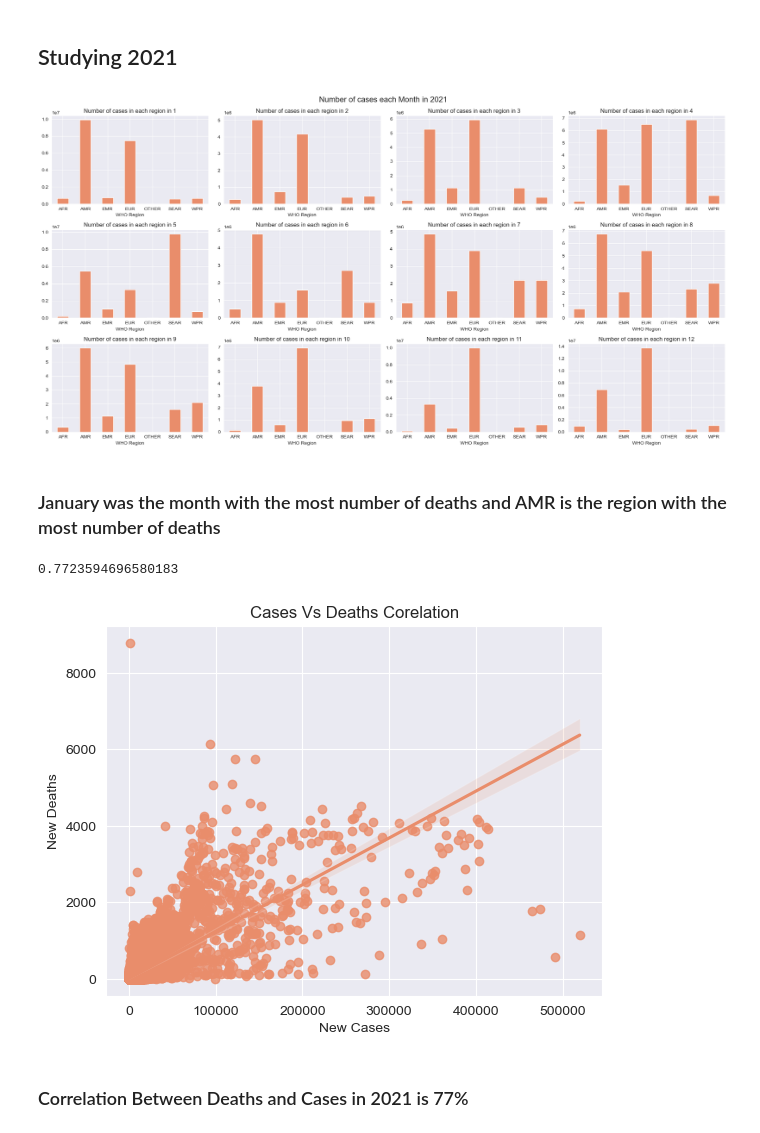
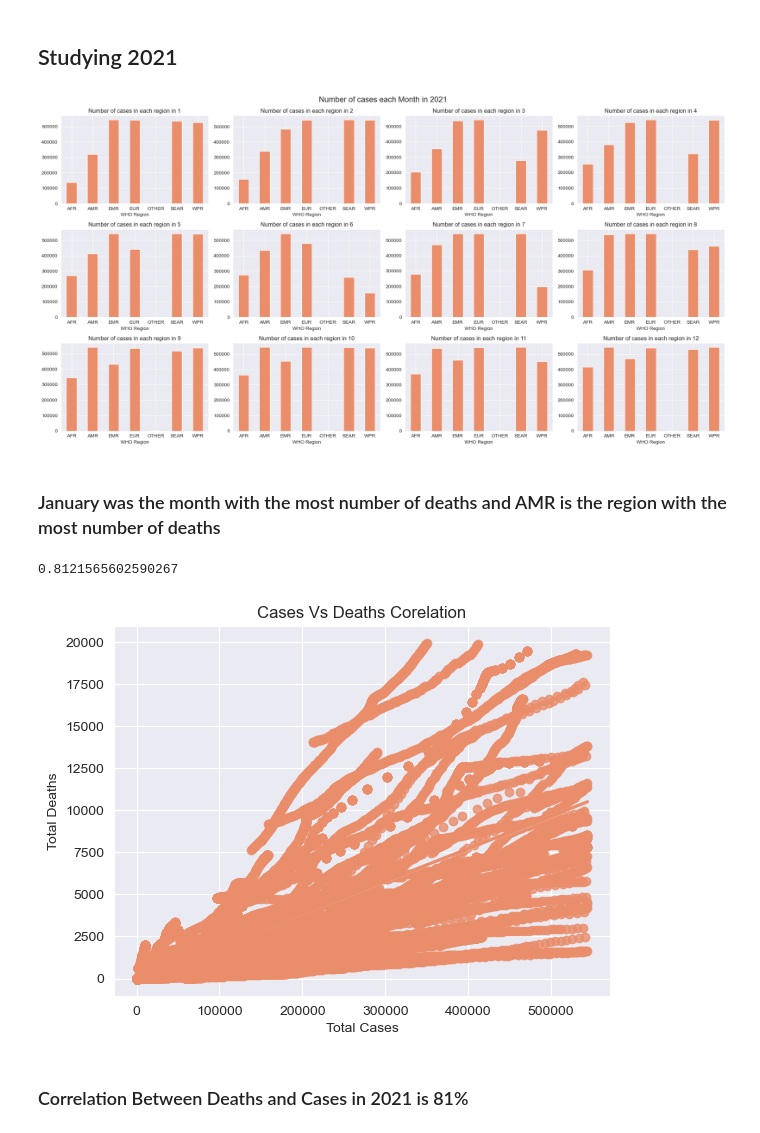
Before and after one commit to Ahmed-level0/COVID19, a Jupyter notebook: analysis.ipynb, the cells around one changed output. Cells and saved outputs as stored; diff of their text form; code cells hidden in the pictures.

```diff
--- a/analysis.ipynb
+++ b/analysis.ipynb
@@ -126,3 +102,10 @@ dtype: int64
 # %%
 covid = covid[(covid['New_deaths'] >= 0)]
 covid = covid[(covid['New_cases'] >= 0)]
+# %%
+q1_deaths = covid['Cumulative_deaths'].quantile(0.25)
+q3_deaths = covid['Cumulative_deaths'].quantile(0.75)
+iqr = q3_deaths - q1_deaths
+upper_limit_deaths = q3_deaths + 1.5 * iqr
+lower_limit_deaths = q1_deaths - 1.5 * iqr
+covid = covid[(covid['Cumulative_deaths'] < upper_limit_deaths) & (covid['Cumulative_deaths'] > lower_limit_deaths)]
@@ -128,0 +120,7 @@ covid = covid[(covid['New_cases'] >= 0)]
+# %%
+q1_cases = covid['Cumulative_cases'].quantile(0.25)
+q3_cases = covid['Cumulative_cases'].quantile(0.75)
+iqr = q3_cases - q1_cases
+upper_limit_cases = q3_cases + 1.5 * iqr
+lower_limit_cases = q1_cases - 1.5 * iqr
+covid = covid[(covid['Cumulative_cases'] < upper_limit_cases) & (covid['Cumulative_cases'] > lower_limit_cases)]
@@ -255,7 +261,7 @@ year2021['month'] = year2021['Date_reported'].dt.month
 fig, axs = plt.subplots(nrows=3, ncols=4, figsize=(20, 10))
 axs = axs.flatten()
 for y, c in enumerate(year2021['month'].unique()):
-    year2021[year2021['month'] == c].groupby('WHO_region')['New_cases'].sum().plot(kind='bar', ax=axs[y])
+    year2021[year2021['month'] == c].groupby('WHO_region')['Cumulative_cases'].max().plot(kind='bar', ax=axs[y])
     axs[y].set_xticklabels(axs[y].get_xticklabels(), rotation=0)
     axs[y].set_xlabel('WHO Region')
     axs[y].set_title(f'Number of cases in each region in {c}')
@@ -264,21 +270,21 @@ plt.tight_layout()
 plt.suptitle('Number of cases each Month in 2021', x=0.5, y=1.02, fontsize=16)
 plt.show()
 # %% [output]
-[figure, old version]
+[figure, new version]
 # %% [markdown]
 <h3>January was the month with the most number of deaths and AMR is the region with the most number of deaths</h3>
 # %%
-year2021['New_cases'].corr(year2021['New_deaths'])
+year2021['Cumulative_cases'].corr(year2021['Cumulative_deaths'])
 # %% [output]
-0.7723594696580183
+0.8121565602590267
 # %%
-sns.regplot(data= year2021, x= 'New_cases', y= 'New_deaths')
-plt.xlabel('New Cases')
-plt.ylabel('New Deaths')
+sns.regplot(data= year2021, x= 'Cumulative_cases', y= 'Cumulative_deaths')
+plt.xlabel('Total Cases')
+plt.ylabel('Total Deaths')
 plt.title("Cases Vs Deaths Corelation")
 plt.show()
 # %% [output]
-[figure, old version]
+[figure, new version]
 # %% [markdown]
-<h3>Correlation Between Deaths and Cases in 2021 is 77%</h3>
+<h3>Correlation Between Deaths and Cases in 2021 is 81%</h3>
 # %%
```
Also changed, not shown: parts of 23 cells of this notebook.
